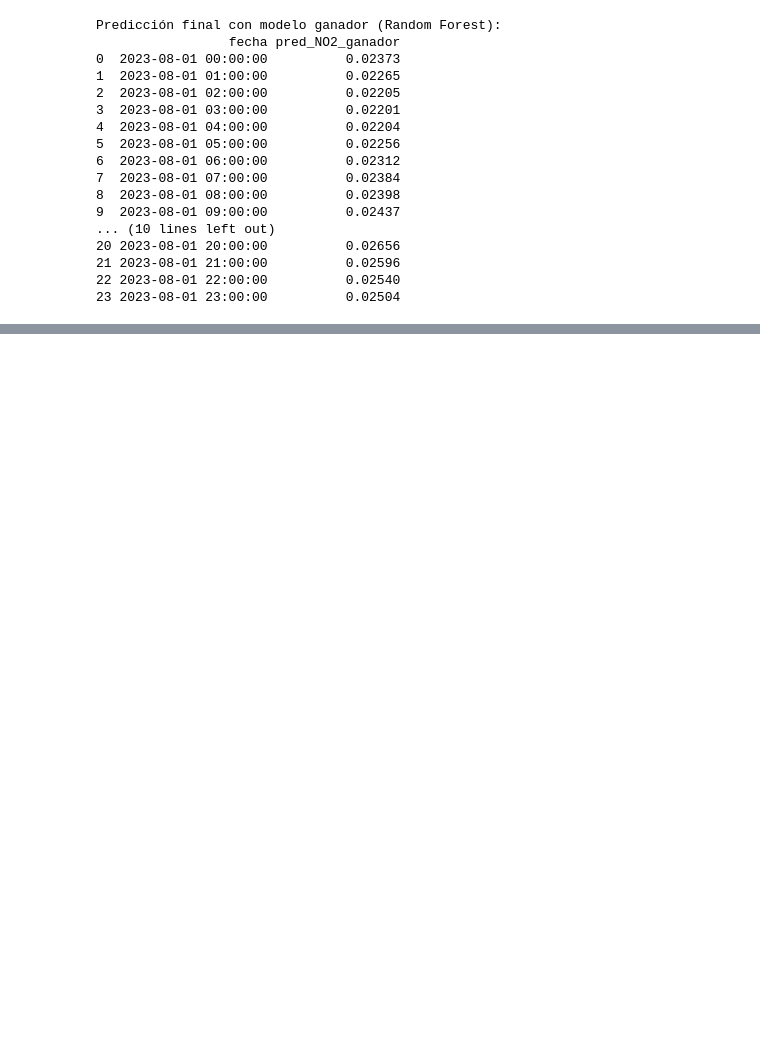
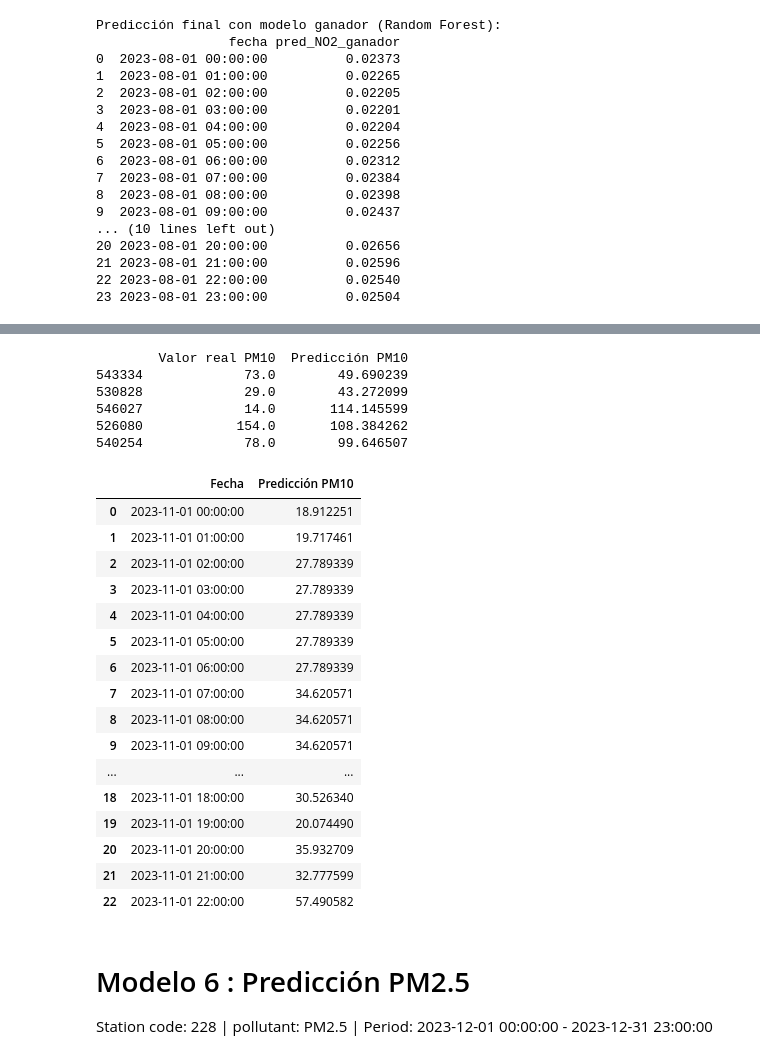
Before and after one commit to carlosgomezagrafojo/pollution-data, a Jupyter notebook: proyect_contaminacion.ipynb, the cells around one changed output, grey strips where cells are left out. Drawn from its saved outputs; the diff is of its cells as text; code cells hidden in the pictures; blank space fills up the shorter version.

Commit message:
Creado con Colab Modelo de predición por regresión M3,M4,M5 y M6

```diff
--- a/proyect_contaminacion.ipynb
+++ b/proyect_contaminacion.ipynb
@@ -1848,0 +2918,71 @@ Predicción final con modelo ganador (Random Forest):
+# %%
+# Predicción sobre los datos de entrenamiento
+y_pred_train_PM10 = modelo_xgb_PM10.predict(X_train_PM10)
+
+# Crear un DataFrame con los valores reales y las predicciones
+df_comparacion_train = pd.DataFrame({
+    'Valor real PM10': y_train_PM10,
+    'Predicción PM10': y_pred_train_PM10
+})
+
+# Mostrar la tabla con 5 decimales
+df_comparacion_train = df_comparacion_train.round(5)
+print(df_comparacion_train.head())
+# %% [output]
+        Valor real PM10  Predicción PM10
+543334             73.0        49.690239
+530828             29.0        43.272099
+546027             14.0       114.145599
+526080            154.0       108.384262
+540254             78.0        99.646507
+# %%
+# Crear un DataFrame con los datos del periodo que quieres predecir
+periodo_inicio = pd.Timestamp('2023-11-01 00:00:00')
+periodo_fin = pd.Timestamp('2023-11-30 23:00:00')
+
+# Generar una secuencia de fechas por hora entre el inicio y fin
+fechas = pd.date_range(periodo_inicio, periodo_fin, freq='H')
+
+# Crear un DataFrame con las características para estas fechas
+df_periodo = pd.DataFrame({
+    'year': fechas.year,
+    'month': fechas.month,
+    'day': fechas.day,
+    'hora': fechas.hour,
+    'weekday': fechas.weekday,
+    'weekofyear': fechas.isocalendar().week,
+    'quarter': fechas.quarter
+})
+
+# Hacer las predicciones para el periodo
+predicciones_periodo = modelo_xgb_PM10.predict(df_periodo)
+
+# Crear un DataFrame con las fechas y las predicciones
+df_predicciones = pd.DataFrame({
+    'Fecha': fechas,
+    'Predicción PM10': predicciones_periodo
+}).round(5)
+
+# Mostrar las primeras filas del DataFrame con las predicciones
+df_predicciones.head(23)
+# %% [output]
+|  | Fecha | Predicción PM10 |
+| 0 | 2023-11-01 00:00:00 | 18.912251 |
+| 1 | 2023-11-01 01:00:00 | 19.717461 |
+| 2 | 2023-11-01 02:00:00 | 27.789339 |
+| 3 | 2023-11-01 03:00:00 | 27.789339 |
+| 4 | 2023-11-01 04:00:00 | 27.789339 |
+| 5 | 2023-11-01 05:00:00 | 27.789339 |
+| 6 | 2023-11-01 06:00:00 | 27.789339 |
+| 7 | 2023-11-01 07:00:00 | 34.620571 |
+| 8 | 2023-11-01 08:00:00 | 34.620571 |
+| 9 | 2023-11-01 09:00:00 | 34.620571 |
+| ... | ... | ... |
+| 18 | 2023-11-01 18:00:00 | 30.526340 |
+| 19 | 2023-11-01 19:00:00 | 20.074490 |
+| 20 | 2023-11-01 20:00:00 | 35.932709 |
+| 21 | 2023-11-01 21:00:00 | 32.777599 |
+| 22 | 2023-11-01 22:00:00 | 57.490582 |
+# %% [markdown]
+# Modelo 6 : Predicción PM2.5
+Station code: 228 | pollutant: PM2.5 | Period: 2023-12-01 00:00:00 - 2023-12-31 23:00:00
```
Also changed, not shown: parts of 37 cells of this notebook.
